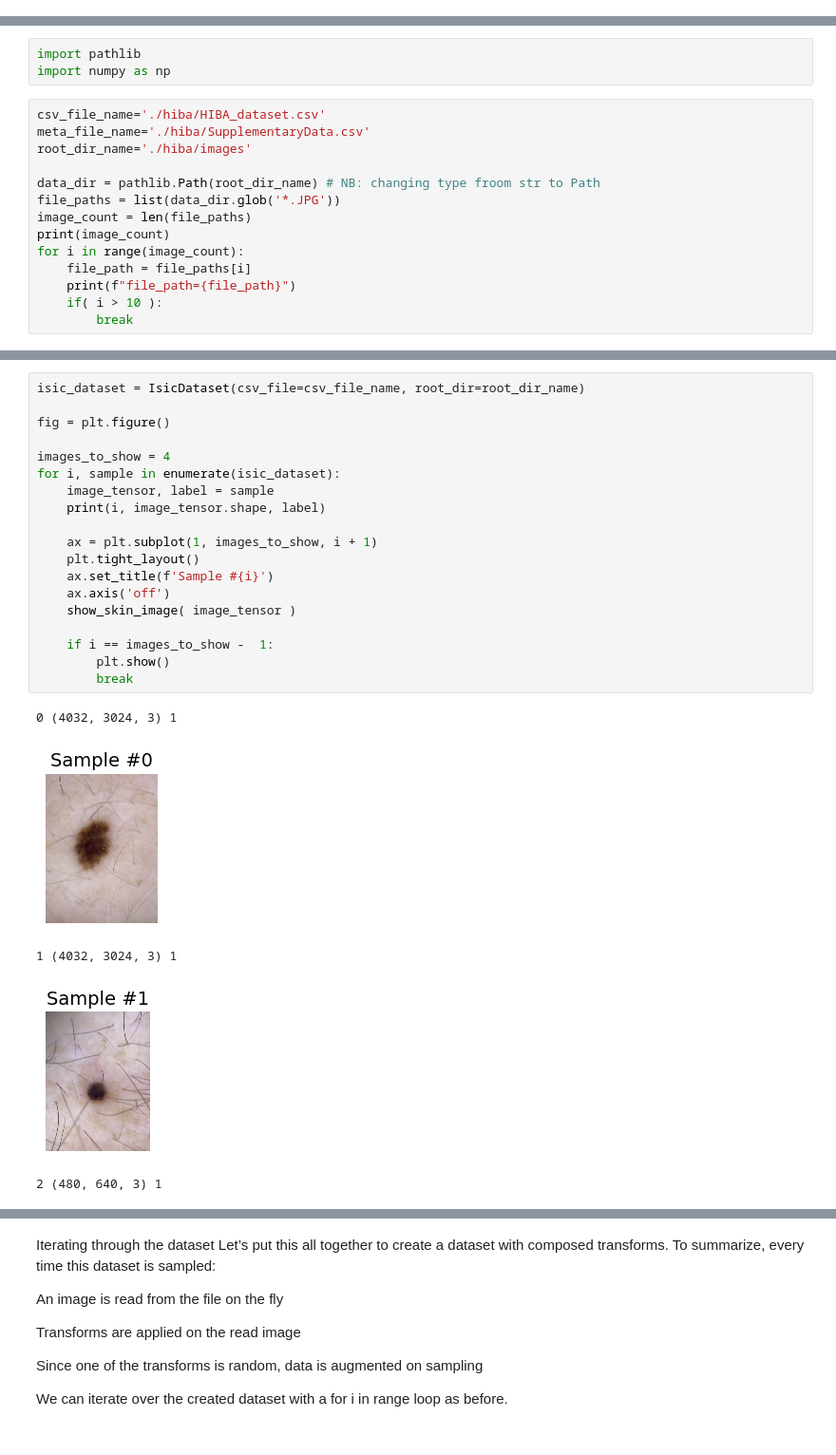
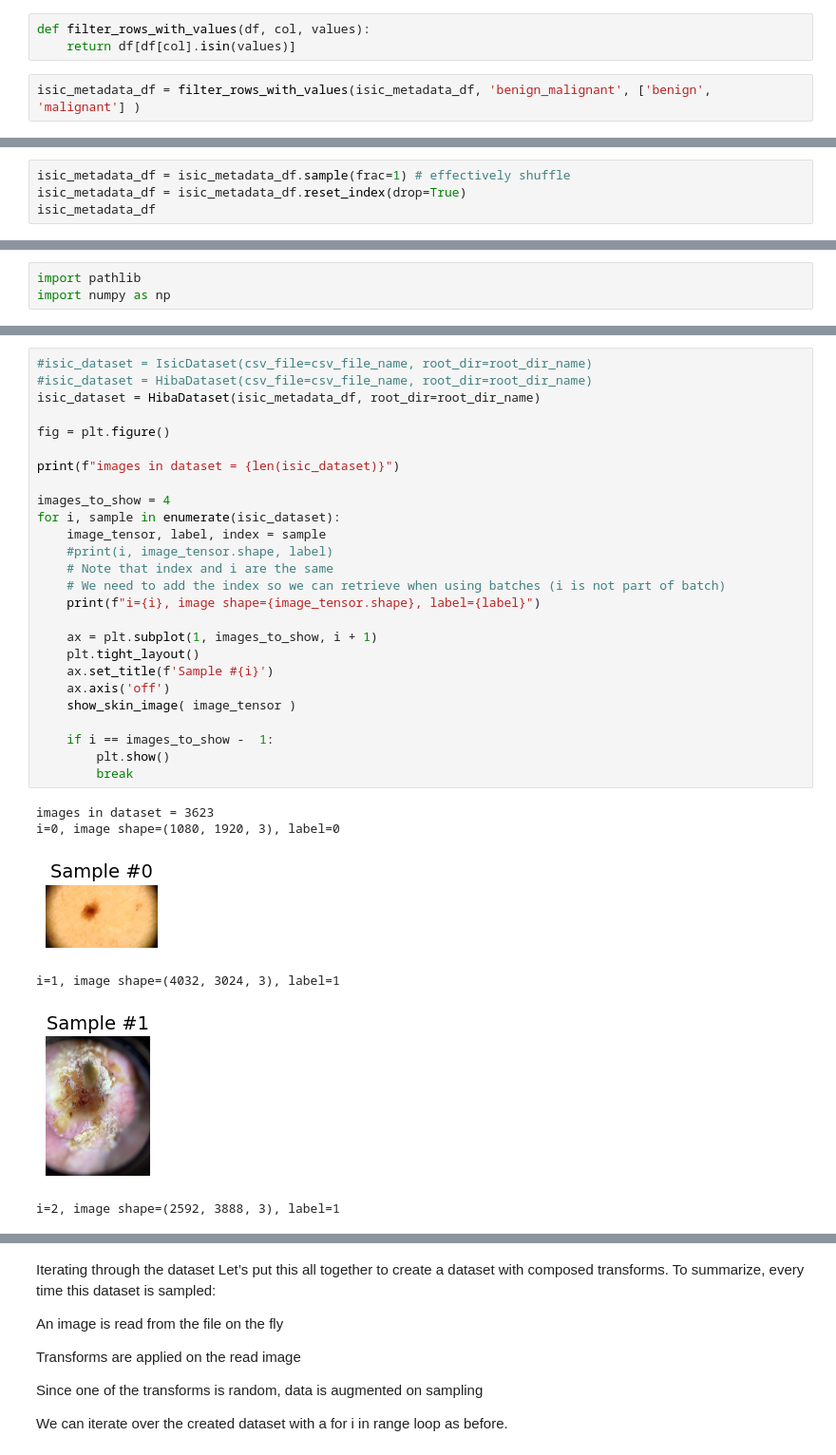
Before and after one commit to jpope8/skin-image-analysis, a Jupyter notebook: notebooks/jgi_hiba_2022_torch.ipynb, the cells around one changed output, grey strips where cells are left out. Shown at 95% size. Drawn from its saved outputs; the diff is of its cells as text.

```diff
--- a/notebooks/jgi_hiba_2022_torch.ipynb
+++ b/notebooks/jgi_hiba_2022_torch.ipynb
@@ -174,0 +173,5 @@ print(example_metadata)
+# %%
+def filter_rows_with_values(df, col, values):
+    return df[df[col].isin(values)]
+# %%
+isic_metadata_df = filter_rows_with_values(isic_metadata_df, 'benign_malignant', ['benign', 'malignant'] )
@@ -174,0 +259,4 @@ print(example_metadata)
+# %%
+isic_metadata_df = isic_metadata_df.sample(frac=1) # effectively shuffle
+isic_metadata_df = isic_metadata_df.reset_index(drop=True)
+isic_metadata_df
@@ -180,17 +282,3 @@ Based on https://pytorch.org/tutorials/beginner/data_loading_tutorial.html
 # %%
 import pathlib
 import numpy as np
-# %%
-csv_file_name='./hiba/HIBA_dataset.csv'
-meta_file_name='./hiba/SupplementaryData.csv'
-root_dir_name='./hiba/images'
-
-data_dir = pathlib.Path(root_dir_name) # NB: changing type froom str to Path
-file_paths = list(data_dir.glob('*.JPG'))
-image_count = len(file_paths)
-print(image_count)
-for i in range(image_count):
-    file_path = file_paths[i]
-    print(f"file_path={file_path}")
-    if( i > 10 ):
-        break
@@ -391,25 +461,33 @@ float32
 # %%
-isic_dataset = IsicDataset(csv_file=csv_file_name, root_dir=root_dir_name)
+#isic_dataset = IsicDataset(csv_file=csv_file_name, root_dir=root_dir_name)
+#isic_dataset = HibaDataset(csv_file=csv_file_name, root_dir=root_dir_name)
+isic_dataset = HibaDataset(isic_metadata_df, root_dir=root_dir_name)
 
 fig = plt.figure()
 
+print(f"images in dataset = {len(isic_dataset)}")
+
 images_to_show = 4
 for i, sample in enumerate(isic_dataset):
-    image_tensor, label = sample
-    print(i, image_tensor.shape, label)
+    image_tensor, label, index = sample
+    #print(i, image_tensor.shape, label)
+    # Note that index and i are the same
+    # We need to add the index so we can retrieve when using batches (i is not part of batch)
+    print(f"i={i}, image shape={image_tensor.shape}, label={label}")
 
     ax = plt.subplot(1, images_to_show, i + 1)
     plt.tight_layout()
     ax.set_title(f'Sample #{i}')
     ax.axis('off')
     show_skin_image( image_tensor )
 
     if i == images_to_show -  1:
         plt.show()
         break
 # %% [output]
-0 (4032, 3024, 3) 1
+images in dataset = 3623
+i=0, image shape=(1080, 1920, 3), label=0
-[figure, old version]
+[figure, new version]
-1 (4032, 3024, 3) 1
+i=1, image shape=(4032, 3024, 3), label=1
-[figure, old version]
+[figure, new version]
-2 (480, 640, 3) 1
+i=2, image shape=(2592, 3888, 3), label=1
```
Also changed, not shown: parts of 101 cells of this notebook, 1 other file.
